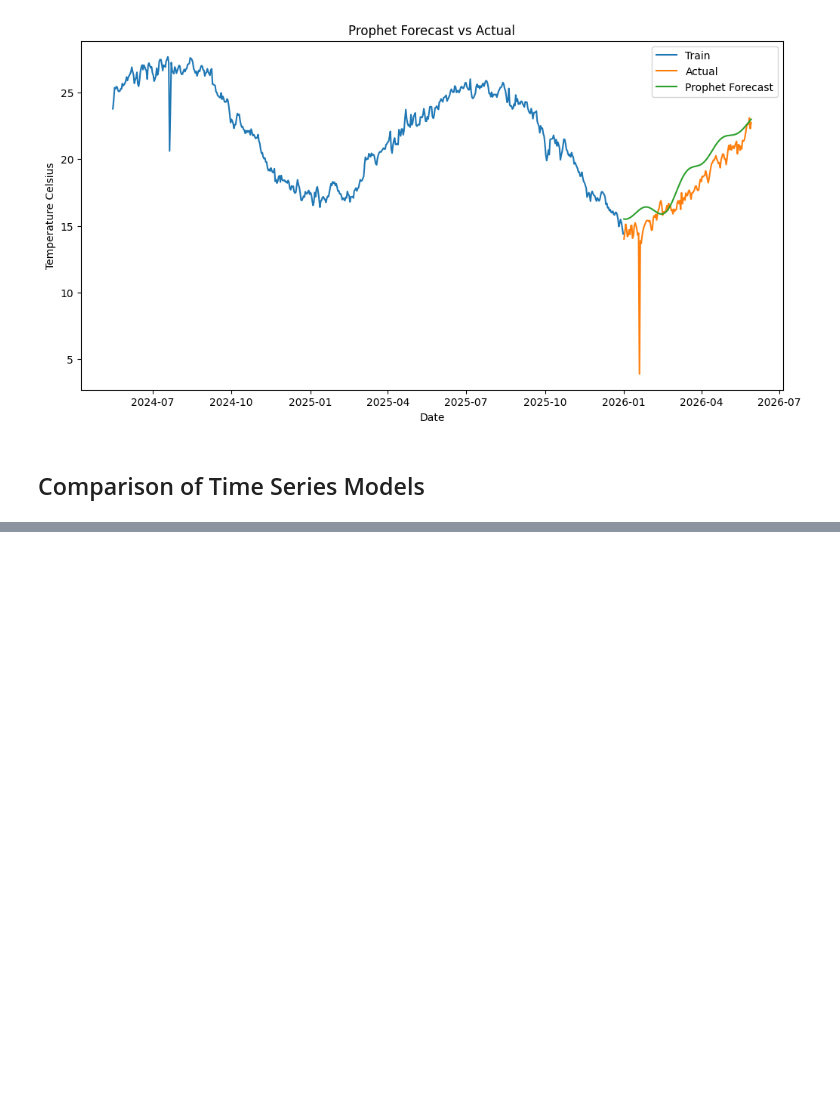
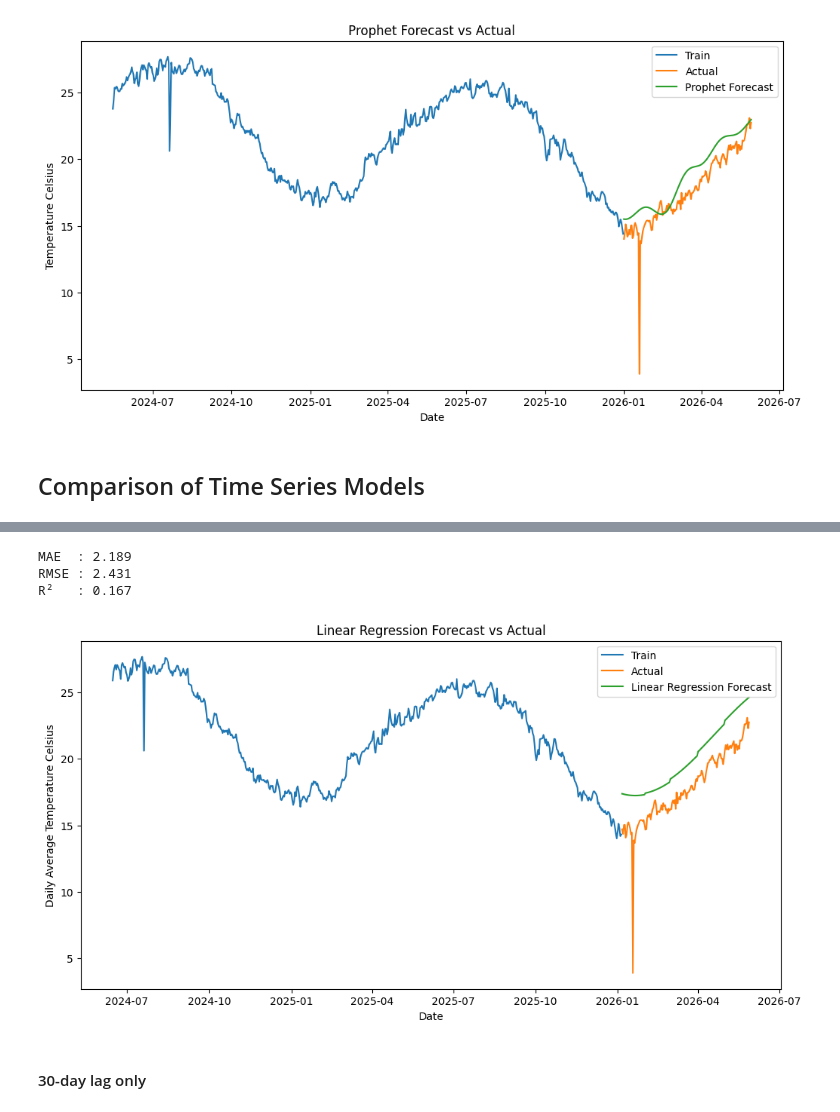
Before and after one commit to kgulbarg/Global-Weather-Forecasting, a Jupyter notebook: global_weather_5_modelling.ipynb, the cells around one changed output, grey strips where cells are left out. Drawn from its saved outputs; the diff is of its cells as text; code cells hidden in the pictures; blank space fills up the shorter version.

```diff
--- a/global_weather_5_modelling.ipynb
+++ b/global_weather_5_modelling.ipynb
@@ -308,0 +469,71 @@ Prophet MAE:1.193  RMSE:1.608  R2:0.643
+# %%
+# Modelling without any temperature features
+
+daily_model_df['day_sin'] = np.sin(
+    2 * np.pi * daily_model_df['day_of_year'] / 365
+)
+
+daily_model_df['day_cos'] = np.cos(
+    2 * np.pi * daily_model_df['day_of_year'] / 365
+)
+
+features_no_temp = [
+    'day_of_year',
+    'month_sin',
+    'month_cos',
+    'day_sin',
+    'day_cos'
+]
+
+# Modeling
+
+X = daily_model_df[ features_no_temp ]
+y = daily_model_df['target_temp']
+
+split_idx = int(len(daily_model_df) * 0.8)
+
+X_train = X.iloc[:split_idx]
+X_test = X.iloc[split_idx:]
+
+y_train = y.iloc[:split_idx]
+y_test = y.iloc[split_idx:]
+
+dates_train = daily_model_df['date'].iloc[:split_idx]
+dates_test = daily_model_df['date'].iloc[split_idx:]
+
+model = Pipeline([
+    ('scaler', StandardScaler()),
+    ('linear_regression', LinearRegression())
+])
+
+model.fit(X_train, y_train)
+
+y_pred_no_temp = model.predict(X_test)
+
+mae_no_temp = mean_absolute_error(y_test, y_pred_no_temp)
+rmse_no_temp = mean_squared_error(y_test, y_pred_no_temp) ** 0.5
+r2_no_temp = r2_score(y_test, y_pred_no_temp)
+
+print(f'MAE  : {mae_no_temp:.3f}')
+print(f'RMSE : {rmse_no_temp:.3f}')
+print(f'R²   : {r2_no_temp:.3f}')
+# %% [output]
+MAE  : 2.189
+RMSE : 2.431
+R²   : 0.167
+# %%
+plt.figure(figsize=(12,6))
+
+plt.plot(dates_train, y_train, label='Train')
+plt.plot(dates_test, y_test, label='Actual')
+plt.plot(dates_test, y_pred, label='Linear Regression Forecast')
+
+plt.legend()
+plt.title('Linear Regression Forecast vs Actual')
+plt.xlabel('Date')
+plt.ylabel('Daily Average Temperature Celsius')
+plt.show()
+# %% [output]
+[figure, added]
+# %% [markdown]
+#### 30-day lag only
```
Also changed, not shown: parts of 31 cells of this notebook, 4 other files.
